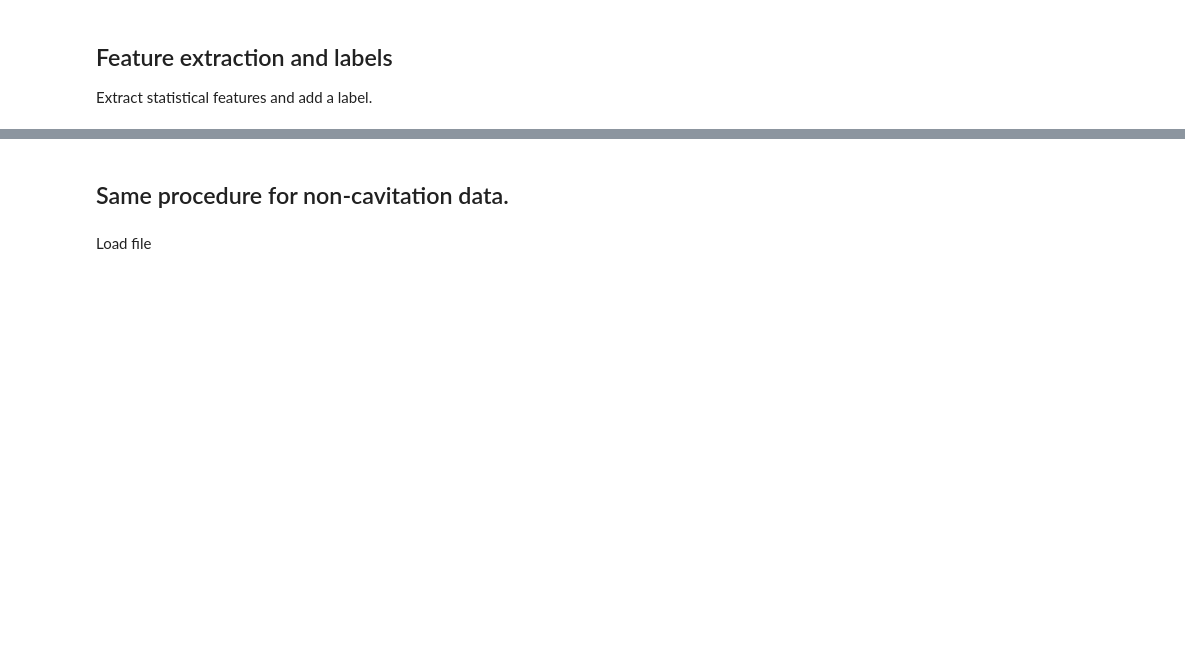
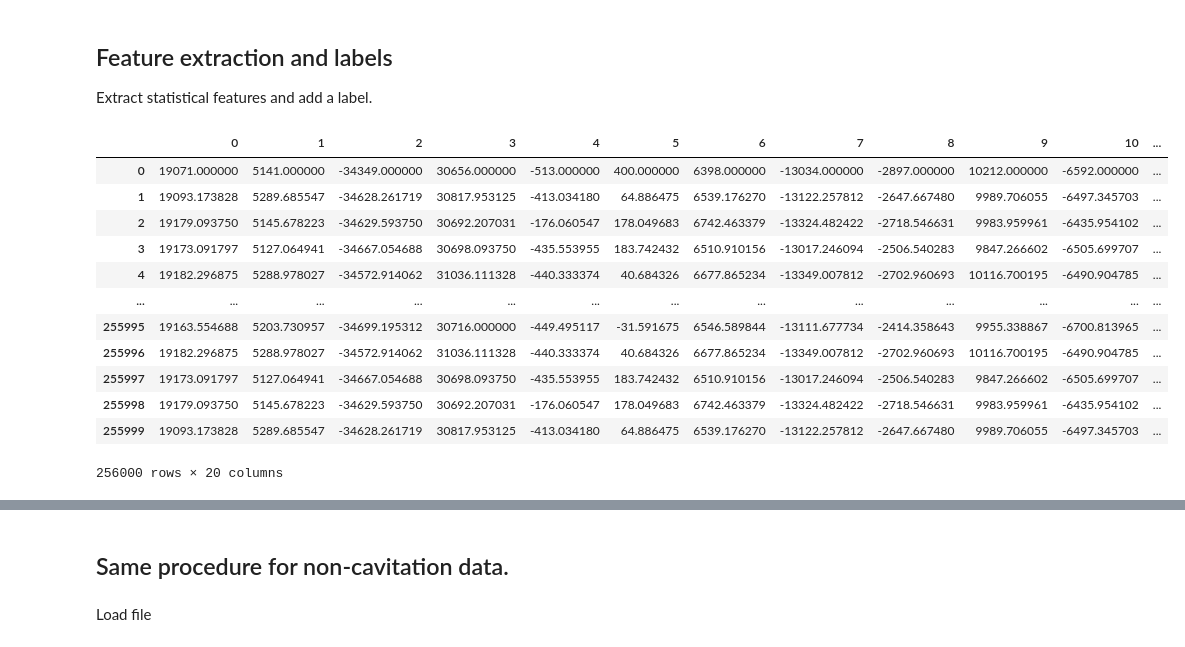
Before and after one commit to JPNMint/Cavitation_detection_ML, a Jupyter notebook: pipeline_V1.ipynb, the cells around one changed output, grey strips where cells are left out. Saved outputs shown, nothing was run; the diff lists cells and outputs as text; code cells hidden in the pictures; blank space fills up the shorter version.

```diff
--- a/pipeline_V1.ipynb
+++ b/pipeline_V1.ipynb
@@ -200,6 +220,22 @@ def feature_extraction(df, label):
     if label != "No Cavitation" and label != "Cavitation":
         df_features["Cavitation"] = label
     return df_features
+# %%
+df_fft
+# %% [output]
+|  | 0 | 1 | 2 | 3 | 4 | 5 | 6 | 7 | 8 | 9 | 10 | ... |
+| 0 | 19071.000000 | 5141.000000 | -34349.000000 | 30656.000000 | -513.000000 | 400.000000 | 6398.000000 | -13034.000000 | -2897.000000 | 10212.000000 | -6592.000000 | ... |
+| 1 | 19093.173828 | 5289.685547 | -34628.261719 | 30817.953125 | -413.034180 | 64.886475 | 6539.176270 | -13122.257812 | -2647.667480 | 9989.706055 | -6497.345703 | ... |
+| 2 | 19179.093750 | 5145.678223 | -34629.593750 | 30692.207031 | -176.060547 | 178.049683 | 6742.463379 | -13324.482422 | -2718.546631 | 9983.959961 | -6435.954102 | ... |
+| 3 | 19173.091797 | 5127.064941 | -34667.054688 | 30698.093750 | -435.553955 | 183.742432 | 6510.910156 | -13017.246094 | -2506.540283 | 9847.266602 | -6505.699707 | ... |
+| 4 | 19182.296875 | 5288.978027 | -34572.914062 | 31036.111328 | -440.333374 | 40.684326 | 6677.865234 | -13349.007812 | -2702.960693 | 10116.700195 | -6490.904785 | ... |
+| ... | ... | ... | ... | ... | ... | ... | ... | ... | ... | ... | ... | ... |
+| 255995 | 19163.554688 | 5203.730957 | -34699.195312 | 30716.000000 | -449.495117 | -31.591675 | 6546.589844 | -13111.677734 | -2414.358643 | 9955.338867 | -6700.813965 | ... |
+| 255996 | 19182.296875 | 5288.978027 | -34572.914062 | 31036.111328 | -440.333374 | 40.684326 | 6677.865234 | -13349.007812 | -2702.960693 | 10116.700195 | -6490.904785 | ... |
+| 255997 | 19173.091797 | 5127.064941 | -34667.054688 | 30698.093750 | -435.553955 | 183.742432 | 6510.910156 | -13017.246094 | -2506.540283 | 9847.266602 | -6505.699707 | ... |
+| 255998 | 19179.093750 | 5145.678223 | -34629.593750 | 30692.207031 | -176.060547 | 178.049683 | 6742.463379 | -13324.482422 | -2718.546631 | 9983.959961 | -6435.954102 | ... |
+| 255999 | 19093.173828 | 5289.685547 | -34628.261719 | 30817.953125 | -413.034180 | 64.886475 | 6539.176270 | -13122.257812 | -2647.667480 | 9989.706055 | -6497.345703 | ... |
+256000 rows × 20 columns
 # %%
 data_std = np.std(df_fft[0])
 
```
Also changed, not shown: parts of 15 cells of this notebook, 3 other files.
